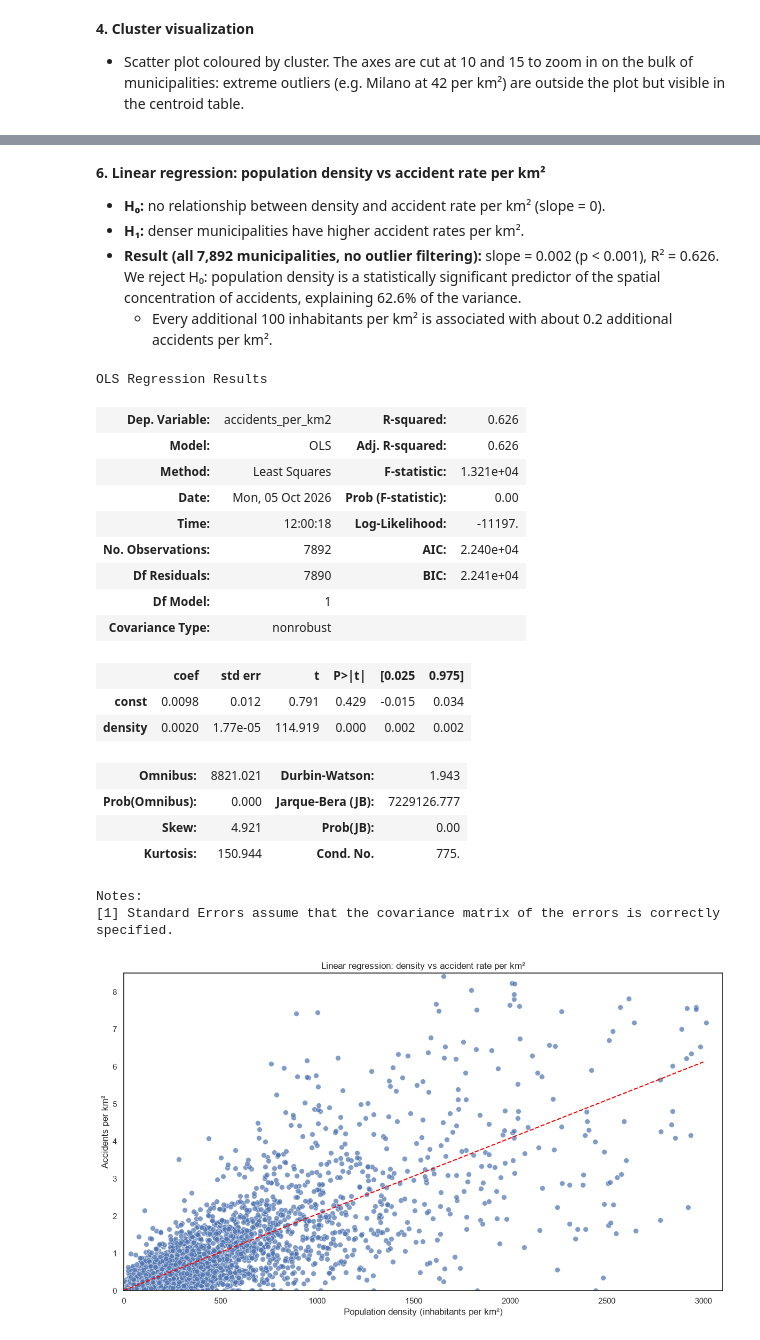
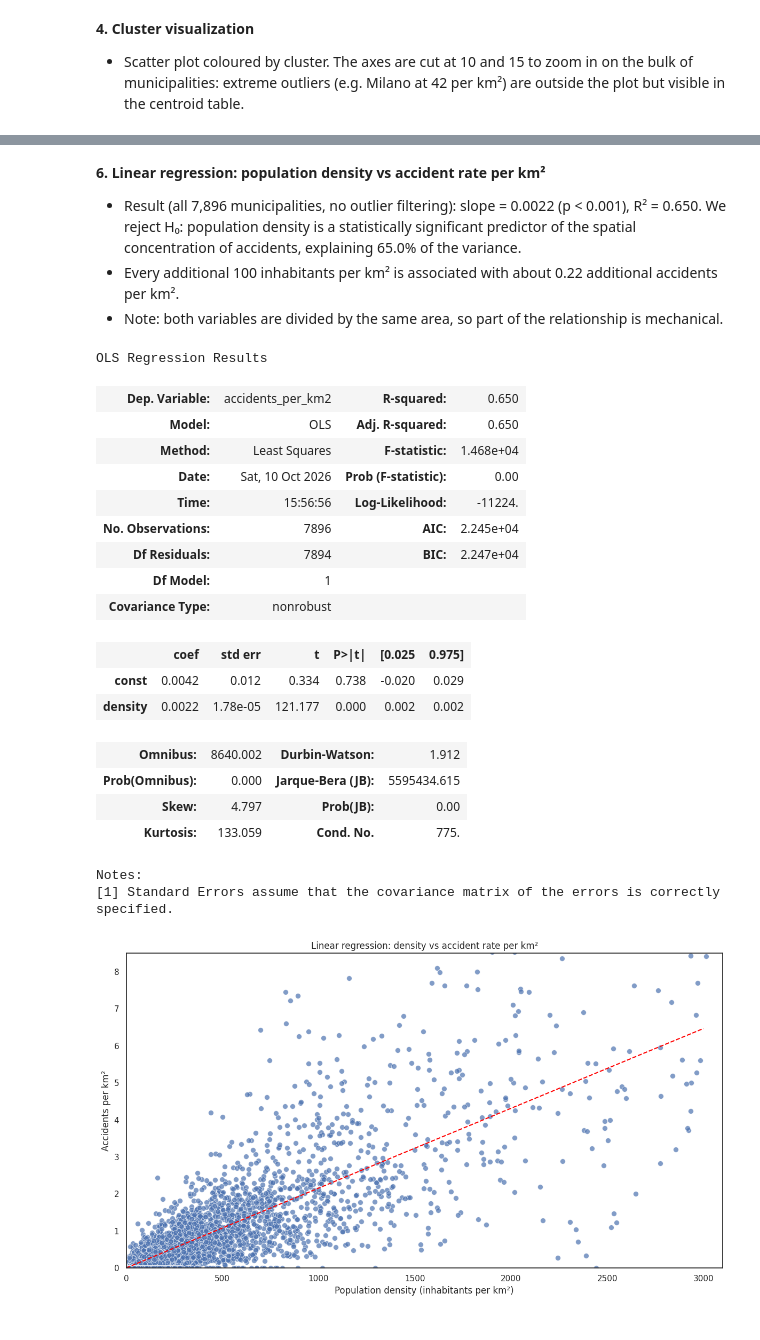
Before and after one commit to martinafurian/istat-accidents-analysis, a Jupyter notebook: 05_advanced_analysis.ipynb, the cells around one changed output, grey strips where cells are left out. Drawn from its saved outputs; the diff is of its cells as text; code cells hidden in the pictures.

Commit message:
Final project: ISTAT road accidents analysis

```diff
--- a/05_advanced_analysis.ipynb
+++ b/05_advanced_analysis.ipynb
@@ -19,12 +19,12 @@ import statsmodels.api as sm
 
 df = pd.read_csv("Data/Processed/integrated_clean.csv", keep_default_na=False, na_values=[""])
 
-df_2023 = df[
-    (df["TIME_PERIOD"] == 2023) &
+df_2024 = df[
+    (df["TIME_PERIOD"] == 2024) &
     (df["Comune"].notna()) &
     (df["accidents_per_1000"].notna()) &
     (df["accidents_per_km2"].notna())
 ].copy()
 
-print("Municipalities for clustering:", len(df_2023))
+print("Municipalities for clustering:", len(df_2024))
 # %% [output]
@@ -33,7 +33,7 @@ Municipalities for clustering: 7892
 **2. Scaling and optimal number of clusters** –
 * The two features (`accidents_per_1000` and `accidents_per_km2`) are scaled to the same range with `StandardScaler` before clustering, so neither dominates. The elbow method plots the inertia for k = 1 to 10: the optimal k is where the curve bends (the "elbow").
 # %%
-features = df_2023[["accidents_per_1000", "accidents_per_km2"]].copy()
+features = df_2024[["accidents_per_1000", "accidents_per_km2"]].copy()
 scaler = StandardScaler()
 features_scaled = scaler.fit_transform(features)
 
@@ -57,9 +57,9 @@ plt.show()
 * Four clusters chosen from the elbow plot. The centroids show the average accident rates for each group, back in the original scale. Most municipalities fall in the low-rate cluster.
 # %%
 km = KMeans(n_clusters=4, random_state=42, n_init=10)
-df_2023["cluster"] = km.fit_predict(features_scaled)
+df_2024["cluster"] = km.fit_predict(features_scaled)
 
-print(df_2023["cluster"].value_counts().sort_index())
+print(df_2024["cluster"].value_counts().sort_index())
 
 centroids = pd.DataFrame(
     scaler.inverse_transform(km.cluster_centers_),
@@ -133,63 +136,62 @@ print(examples.to_string())
 # %% [markdown]
 **6. Linear regression: population density vs accident rate per km²**
 
-* **H₀:** no relationship between density and accident rate per km² (slope = 0).
-* **H₁:** denser municipalities have higher accident rates per km².
-* **Result (all 7,892 municipalities, no outlier filtering):** slope = 0.002 (p < 0.001), R² = 0.626. We reject H₀: population density is a statistically significant predictor of the spatial concentration of accidents, explaining 62.6% of the variance.
-    * Every additional 100 inhabitants per km² is associated with about 0.2 additional accidents per km².
+* Result (all 7,896 municipalities, no outlier filtering): slope = 0.0022 (p < 0.001), R² = 0.650. We reject H₀: population density is a statistically significant predictor of the spatial concentration of accidents, explaining 65.0% of the variance.
+*  Every additional 100 inhabitants per km² is associated with about 0.22 additional accidents per km².
+* Note: both variables are divided by the same area, so part of the relationship is mechanical.
 # %%
-df_2023["density"] = df_2023["Popolazione residente"] / df_2023["Superficie (Kmq)"]
+df_2024["density"] = df_2024["Popolazione residente"] / df_2024["Superficie (Kmq)"]
 
-Y = df_2023["accidents_per_km2"]
-X = sm.add_constant(df_2023["density"])
+Y = df_2024["accidents_per_km2"]
+X = sm.add_constant(df_2024["density"])
 model = sm.OLS(endog=Y, exog=X)
 results = model.fit()
 results.summary()
 # %% [output]
 OLS Regression Results
-| Dep. Variable: | accidents_per_km2 | R-squared: | 0.626 |
-| Model: | OLS | Adj. R-squared: | 0.626 |
-| Method: | Least Squares | F-statistic: | 1.321e+04 |
-| Date: | Mon, 05 Oct 2026 | Prob (F-statistic): | 0.00 |
-| Time: | 12:00:18 | Log-Likelihood: | -11197. |
-| No. Observations: | 7892 | AIC: | 2.240e+04 |
-| Df Residuals: | 7890 | BIC: | 2.241e+04 |
+| Dep. Variable: | accidents_per_km2 | R-squared: | 0.650 |
+| Model: | OLS | Adj. R-squared: | 0.650 |
+| Method: | Least Squares | F-statistic: | 1.468e+04 |
+| Date: | Sat, 10 Oct 2026 | Prob (F-statistic): | 0.00 |
+| Time: | 15:56:56 | Log-Likelihood: | -11224. |
+| No. Observations: | 7896 | AIC: | 2.245e+04 |
+| Df Residuals: | 7894 | BIC: | 2.247e+04 |
 | Df Model: | 1 |  |  |
 | Covariance Type: | nonrobust |  |  |
 |  | coef | std err | t | P>|t| | [0.025 | 0.975] |
-| const | 0.0098 | 0.012 | 0.791 | 0.429 | -0.015 | 0.034 |
-| density | 0.0020 | 1.77e-05 | 114.919 | 0.000 | 0.002 | 0.002 |
+| const | 0.0042 | 0.012 | 0.334 | 0.738 | -0.020 | 0.029 |
+| density | 0.0022 | 1.78e-05 | 121.177 | 0.000 | 0.002 | 0.002 |
-| Omnibus: | 8821.021 | Durbin-Watson: | 1.943 |
-| Prob(Omnibus): | 0.000 | Jarque-Bera (JB): | 7229126.777 |
-| Skew: | 4.921 | Prob(JB): | 0.00 |
-| Kurtosis: | 150.944 | Cond. No. | 775. |
+| Omnibus: | 8640.002 | Durbin-Watson: | 1.912 |
+| Prob(Omnibus): | 0.000 | Jarque-Bera (JB): | 5595434.615 |
+| Skew: | 4.797 | Prob(JB): | 0.00 |
+| Kurtosis: | 133.059 | Cond. No. | 775. |
 Notes:
 [1] Standard Errors assume that the covariance matrix of the errors is correctly specified.
 # %%
 sns.set_theme(rc={"figure.figsize": (12, 7)})
 sns.set_style("white")
 sns.scatterplot(
-    data=df_2023,
+    data=df_2024,
     x="density",
     y="accidents_per_km2",
     alpha=0.7,
     s=50,
 )
 x_vals = np.array([0, 3000])
 y_vals = results.params["const"] + results.params["density"] * x_vals
 
 plt.plot(x_vals, y_vals, "--", color="red")
 
 plt.xlim(0, 3100)
 plt.ylim(0, 8.5)
 
 plt.xlabel("Population density (inhabitants per km²)")
 plt.ylabel("Accidents per km²")
 plt.title("Linear regression: density vs accident rate per km²")
 plt.tight_layout()
 plt.show()
 # %% [output]
-[figure, old version]
+[figure, new version]
 # %% [markdown]
 **7. T-test: capoluoghi vs non capoluoghi**
 
```
Also changed, not shown: parts of 13 cells of this notebook, 13 other files.
